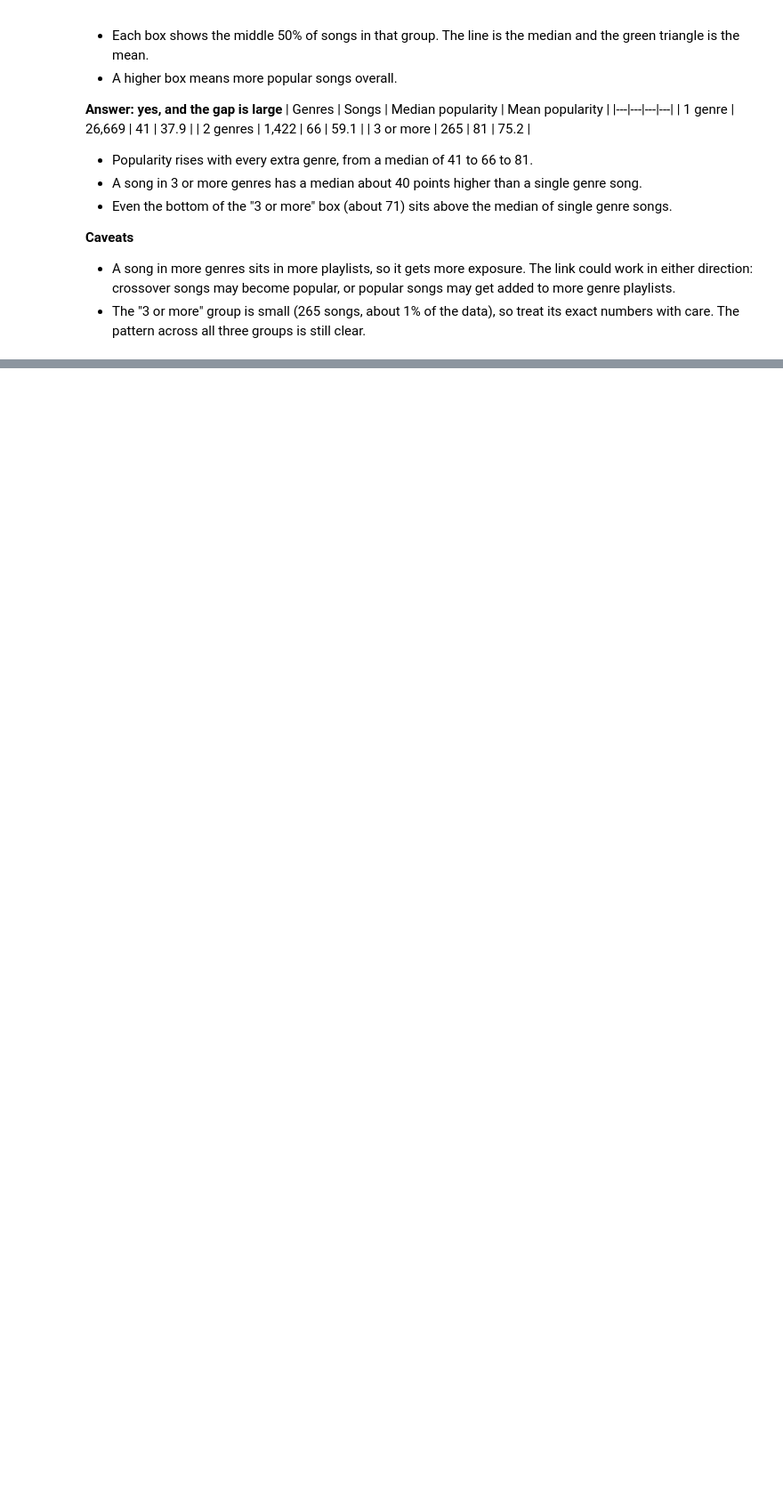
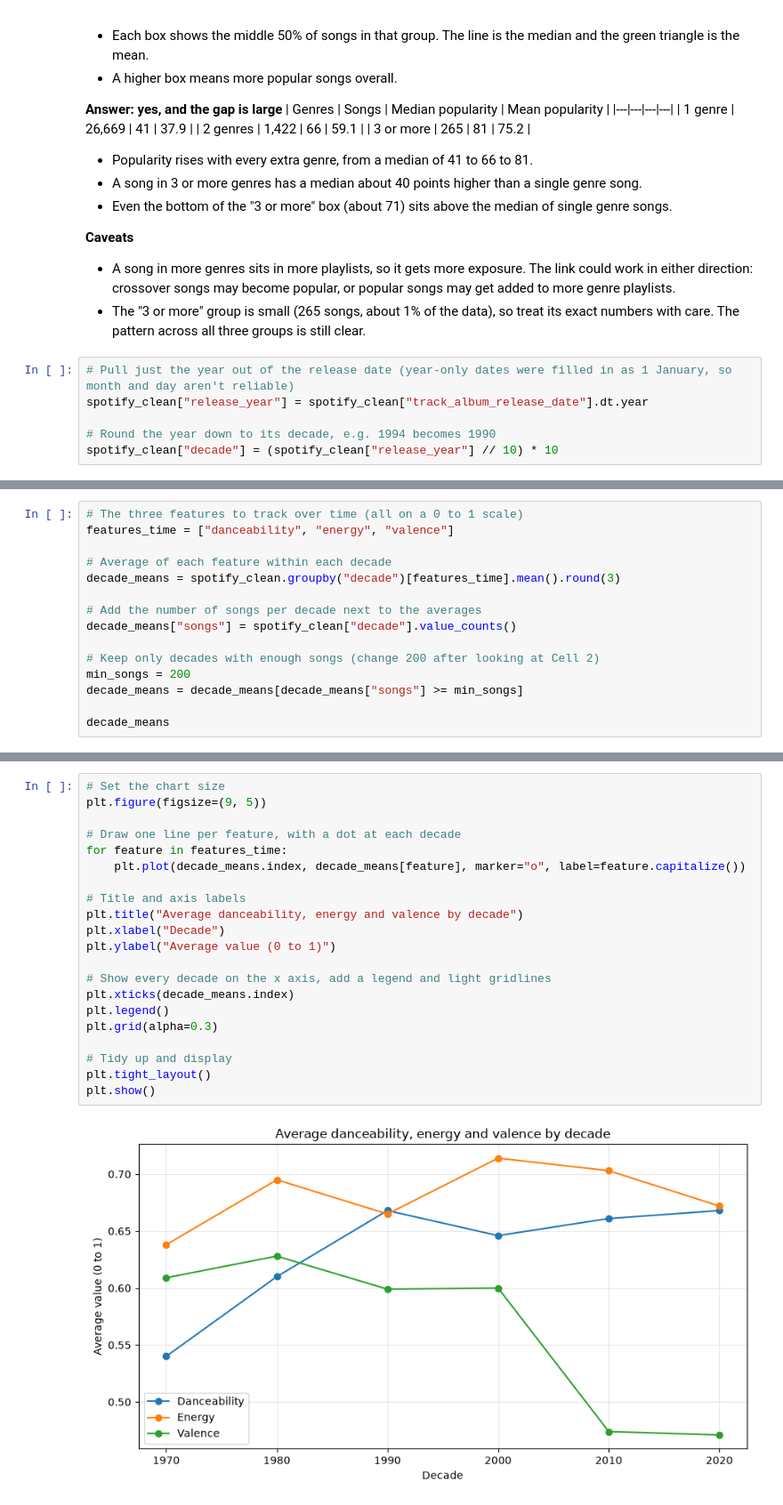
Before and after one commit to dylankiwanuka/Notebook-Analysis-Project, a Jupyter notebook: spotifyDatasetWorkbook.ipynb, the cells around one changed output, grey strips where cells are left out. Shown at 89% size. Drawn from its saved outputs; the diff is of its cells as text; blank space fills up the shorter version.

Commit message:
visual 4 + writeup + final summary changes

```diff
--- a/spotifyDatasetWorkbook.ipynb
+++ b/spotifyDatasetWorkbook.ipynb
@@ -534,3 +533,9 @@ plt.show()
 **Caveats**
 - A song in more genres sits in more playlists, so it gets more exposure. The link could work in either direction: crossover songs may become popular, or popular songs may get added to more genre playlists.
 - The "3 or more" group is small (265 songs, about 1% of the data), so treat its exact numbers with care. The pattern across all three groups is still clear.
+# %%
+# Pull just the year out of the release date (year-only dates were filled in as 1 January, so month and day aren't reliable)
+spotify_clean["release_year"] = spotify_clean["track_album_release_date"].dt.year
+
+# Round the year down to its decade, e.g. 1994 becomes 1990
+spotify_clean["decade"] = (spotify_clean["release_year"] // 10) * 10
@@ -536,0 +556,15 @@ plt.show()
+# %%
+# The three features to track over time (all on a 0 to 1 scale)
+features_time = ["danceability", "energy", "valence"]
+
+# Average of each feature within each decade
+decade_means = spotify_clean.groupby("decade")[features_time].mean().round(3)
+
+# Add the number of songs per decade next to the averages
+decade_means["songs"] = spotify_clean["decade"].value_counts()
+
+# Keep only decades with enough songs (change 200 after looking at Cell 2)
+min_songs = 200
+decade_means = decade_means[decade_means["songs"] >= min_songs]
+
+decade_means
@@ -536,0 +580,23 @@ plt.show()
+# %%
+# Set the chart size
+plt.figure(figsize=(9, 5))
+
+# Draw one line per feature, with a dot at each decade
+for feature in features_time:
+    plt.plot(decade_means.index, decade_means[feature], marker="o", label=feature.capitalize())
+
+# Title and axis labels
+plt.title("Average danceability, energy and valence by decade")
+plt.xlabel("Decade")
+plt.ylabel("Average value (0 to 1)")
+
+# Show every decade on the x axis, add a legend and light gridlines
+plt.xticks(decade_means.index)
+plt.legend()
+plt.grid(alpha=0.3)
+
+# Tidy up and display
+plt.tight_layout()
+plt.show()
+# %% [output]
+[figure, added]
```
Also changed, not shown: parts of 10 cells of this notebook.
